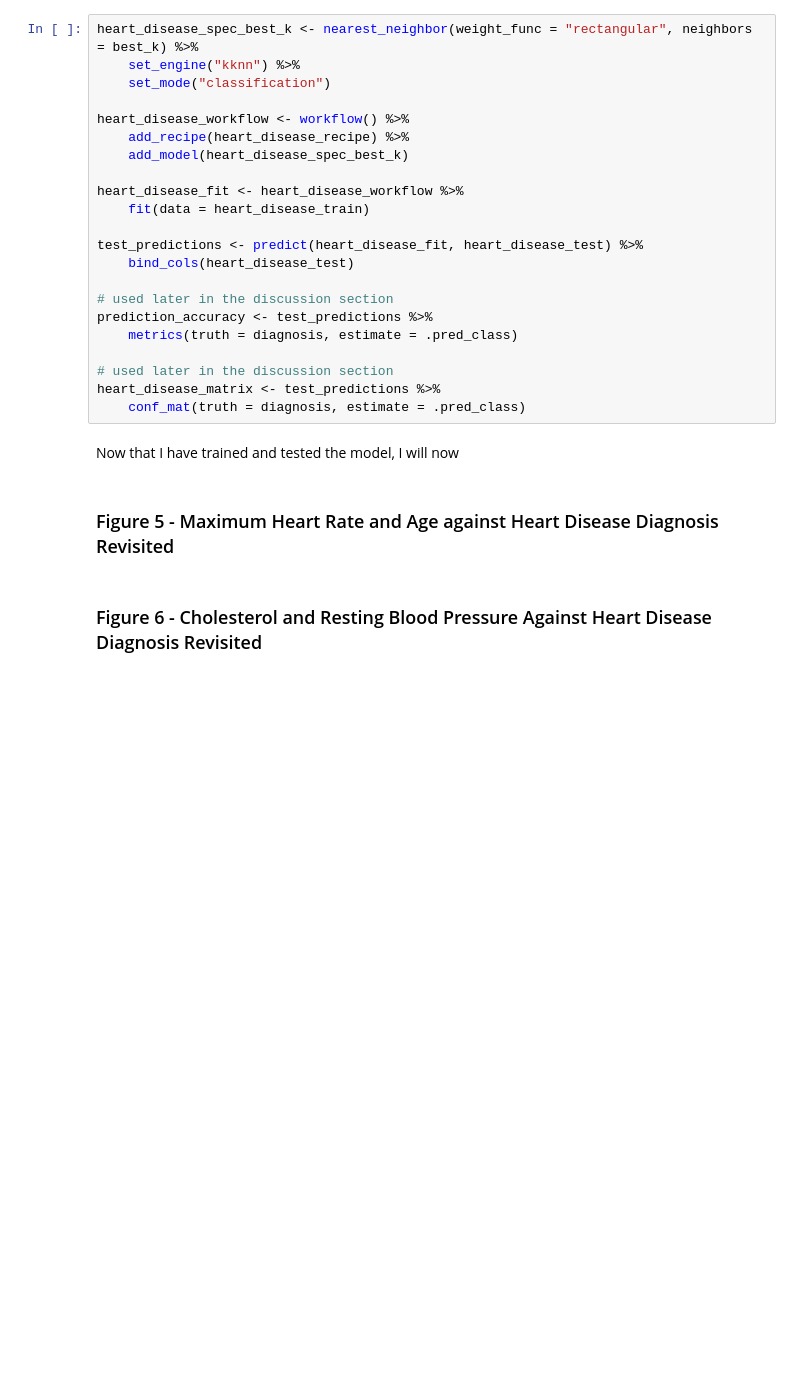
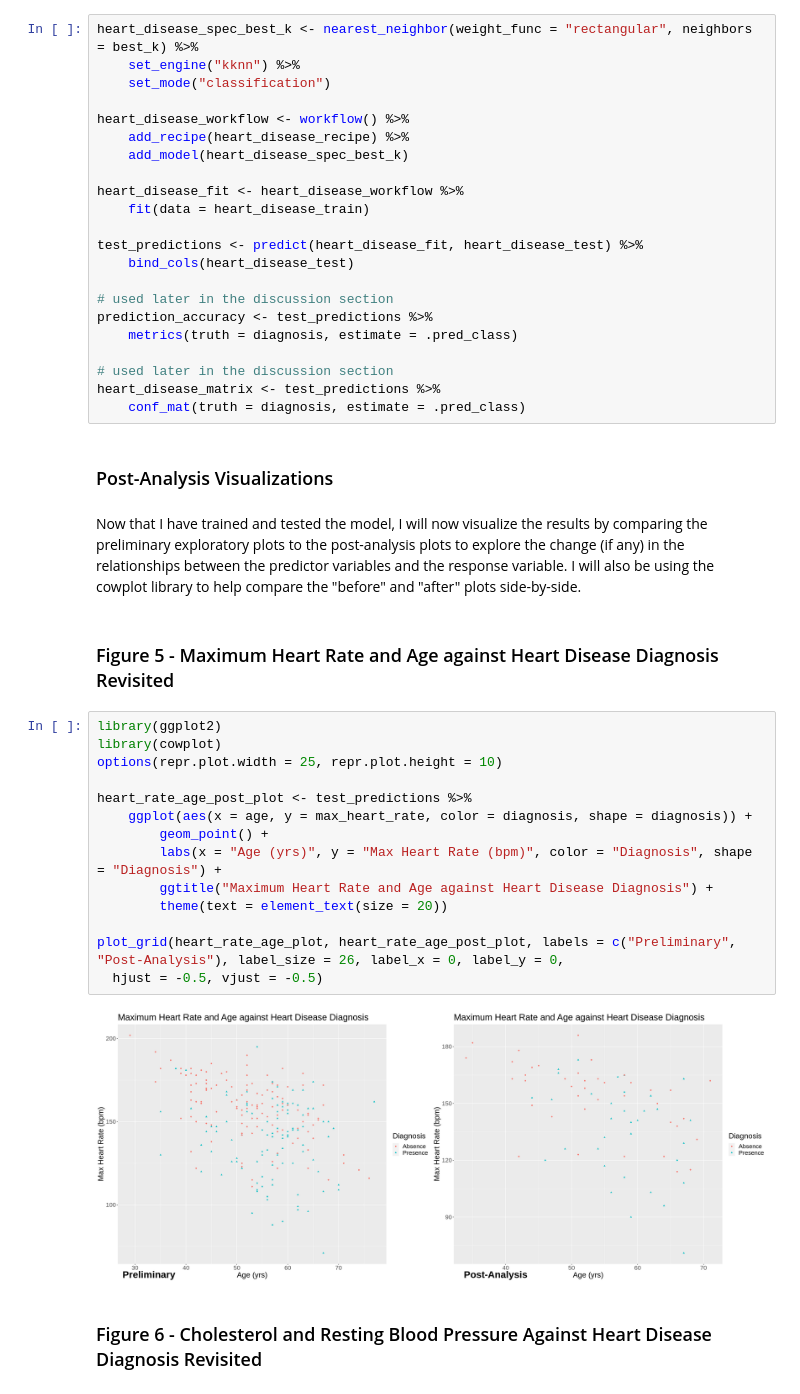
Before and after one commit to meleongg/dsci-100-project, a Jupyter notebook: report.ipynb, the cells around one changed output. Saved outputs shown, nothing was run; the diff lists cells and outputs as text; blank space fills up the shorter version.

Commit message:
added post-analysis visualizations

```diff
--- a/report.ipynb
+++ b/report.ipynb
@@ -553,9 +553,27 @@ prediction_accuracy <- test_predictions %>%
 # used later in the discussion section
 heart_disease_matrix <- test_predictions %>%
     conf_mat(truth = diagnosis, estimate = .pred_class)
-# %% [markdown]
-Now that I have trained and tested the model, I will now
+# %% [markdown]
+### Post-Analysis Visualizations
+# %% [markdown]
+Now that I have trained and tested the model, I will now visualize the results by comparing the preliminary exploratory plots to the post-analysis plots to explore the change (if any) in the relationships between the predictor variables and the response variable. I will also be using the cowplot library to help compare the "before" and "after" plots side-by-side.
 # %% [markdown]
 ### Figure 5 - Maximum Heart Rate and Age against Heart Disease Diagnosis Revisited
+# %%
+library(ggplot2)
+library(cowplot)
+options(repr.plot.width = 25, repr.plot.height = 10)
+
+heart_rate_age_post_plot <- test_predictions %>%
+    ggplot(aes(x = age, y = max_heart_rate, color = diagnosis, shape = diagnosis)) +
+        geom_point() +
+        labs(x = "Age (yrs)", y = "Max Heart Rate (bpm)", color = "Diagnosis", shape = "Diagnosis") +
+        ggtitle("Maximum Heart Rate and Age against Heart Disease Diagnosis") +
+        theme(text = element_text(size = 20))
+
+plot_grid(heart_rate_age_plot, heart_rate_age_post_plot, labels = c("Preliminary", "Post-Analysis"), label_size = 26, label_x = 0, label_y = 0,
+  hjust = -0.5, vjust = -0.5)
+# %% [output]
+[figure, added]
 # %% [markdown]
 ### Figure 6 - Cholesterol and Resting Blood Pressure Against Heart Disease Diagnosis Revisited
```
Also changed, not shown: parts of 2 cells of this notebook.
